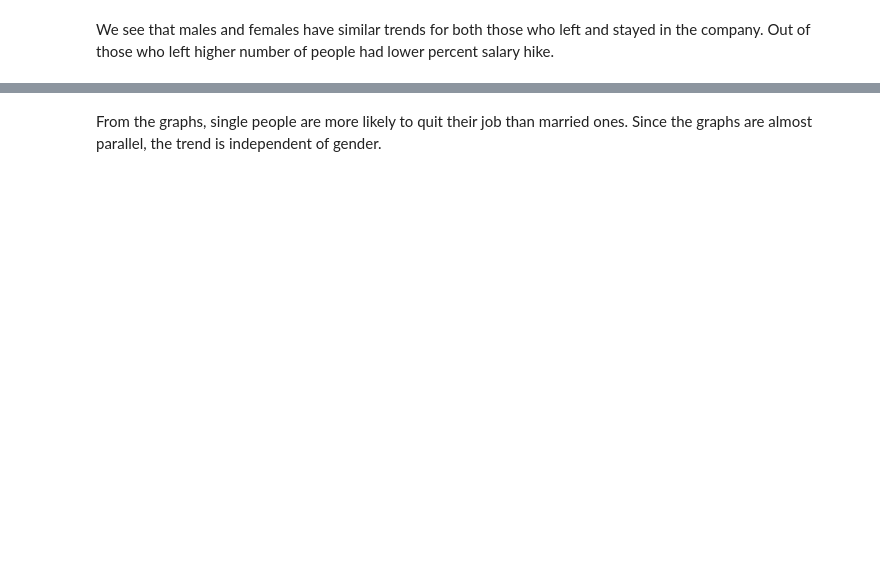
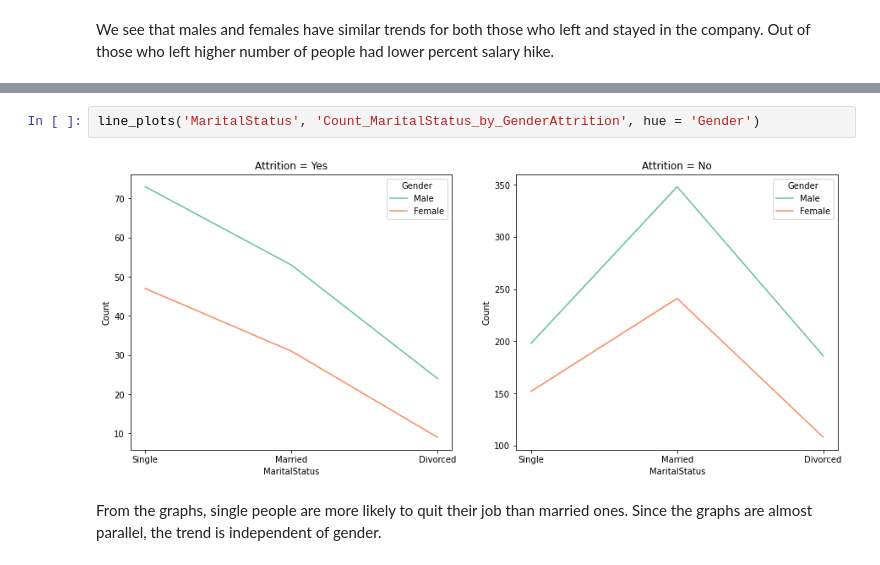
Before and after one commit to vita-levytska/HR-Analytics, a Jupyter notebook: HR-Analytics.ipynb, the cells around one changed output, grey strips where cells are left out. Drawn from its saved outputs; the diff is of its cells as text; blank space fills up the shorter version.

```diff
--- a/HR-Analytics.ipynb
+++ b/HR-Analytics.ipynb
@@ -288,2 +305,6 @@ Text(0.5, 1.0, 'Attrition = No')
+# %%
+line_plots('MaritalStatus', 'Count_MaritalStatus_by_GenderAttrition', hue = 'Gender')
+# %% [output]
+[figure, added]
 # %% [markdown]
 From the graphs, single people are more likely to quit their job than married ones. Since the graphs are almost parallel, the trend is independent of gender.
```
Also changed, not shown: parts of 98 cells of this notebook.
